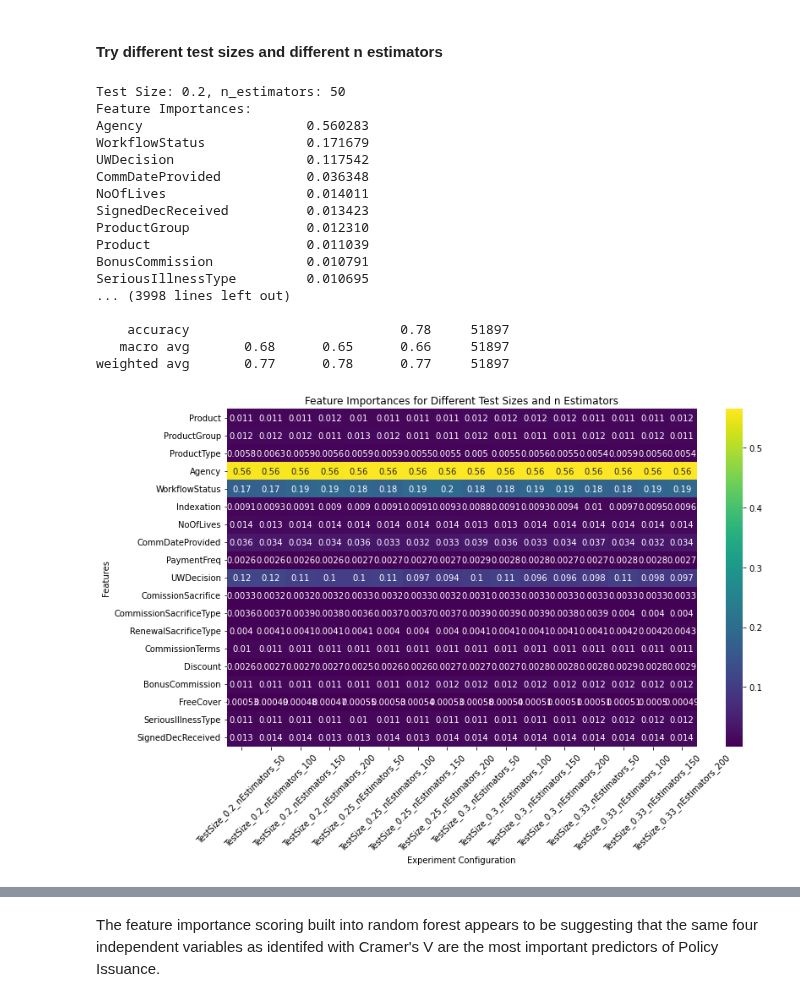
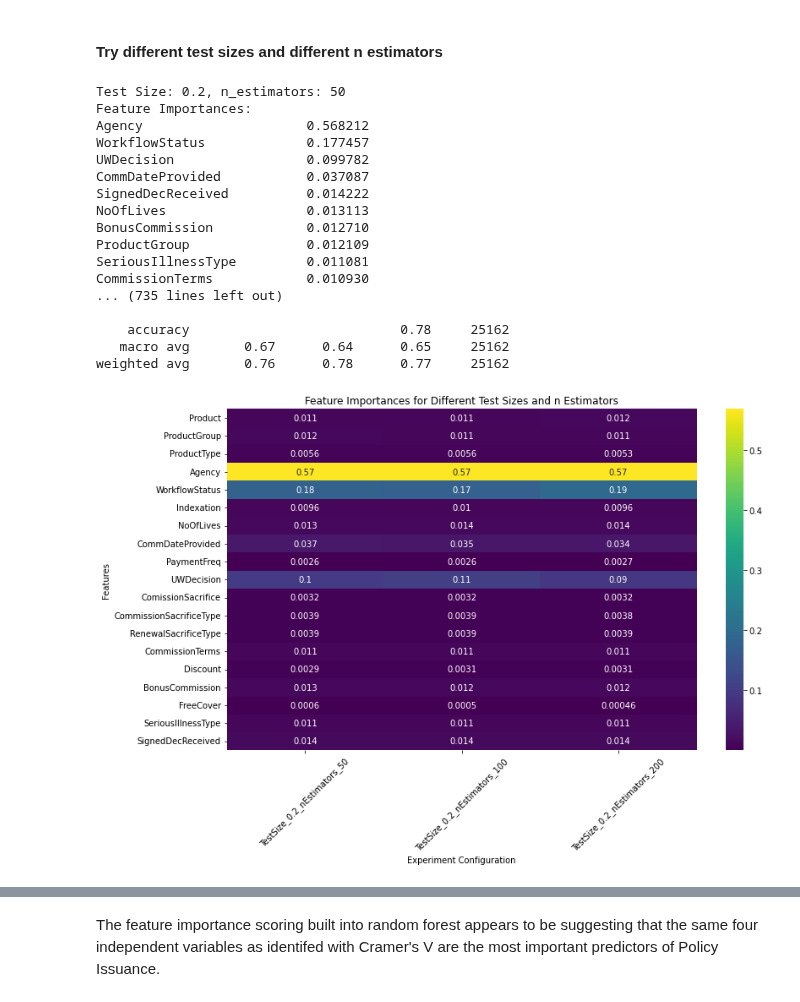
Before and after one commit to greg-la/MSc-Capstone, a Jupyter notebook: 3. Feature Importance.ipynb, the cells around one changed output, grey strips where cells are left out. Cells and saved outputs as stored; diff of their text form; code cells hidden in the pictures.

Commit message:
Feature Importance visualisation

```diff
--- a/3. Feature Importance.ipynb
+++ b/3. Feature Importance.ipynb
@@ -69,5 +69,15 @@ print(outlier_table)
                           Column  Outlier Count
 0  CommissionSacrificePercentage              0
 1      BonusCommissionPercentage              0
+# %%
+X = df.drop('PolicyIssued', axis=1)  # Features
+y = df['PolicyIssued']  # Target variable
+
+# Split the data into a training set and a test set
+X_train, X_test, y_train, y_test = train_test_split(X, y, test_size=0.2, random_state=42, stratify=y)
+
+# Create new DataFrames for training and testing data
+df = pd.concat([X_train, y_train], axis=1)
+df_test = pd.concat([X_test, y_test], axis=1)
 # %% [markdown]
 # Feature Importance Techniques
@@ -76,16 +84,16 @@ print(outlier_table)
+# %%
+# Define features and target variable
+features = ['Product', 'ProductGroup', 'ProductType', 'Agency', 'WorkflowStatus', 'Indexation', 'NoOfLives',
+            'CommDateProvided', 'PaymentFreq', 'UWDecision', 'ComissionSacrifice', 'CommissionSacrificeType',
+            'RenewalSacrificeType', 'CommissionTerms', 'Discount', 'BonusCommission', 'FreeCover',
+            'SeriousIllnessType', 'SignedDecReceived']
+target = 'PolicyIssued'
+
+# Split the data into training and testing sets
+X_train, X_test, y_train, y_test = train_test_split(df[features], df[target], test_size=0.2, random_state=42, stratify=df[target])
 # %% [markdown]
 ### Random Forest Feature Importance Scoring
 # %%
-# Define features and target variable
-features = ['Product', 'ProductGroup', 'ProductType', 'Agency', 'WorkflowStatus', 'Indexation', 'NoOfLives',
-            'CommDateProvided', 'PaymentFreq', 'UWDecision', 'ComissionSacrifice', 'CommissionSacrificeType',
-            'RenewalSacrificeType', 'CommissionTerms', 'Discount', 'BonusCommission', 'FreeCover',
-            'SeriousIllnessType', 'SignedDecReceived']
-target = 'PolicyIssued'
-
-# Split the data into training and testing sets
-X_train, X_test, y_train, y_test = train_test_split(df[features], df[target], test_size=0.2, random_state=42)
-
 # Train a Random Forest classifier
 rf_classifier = RandomForestClassifier(n_estimators=100, random_state=42)
 rf_classifier.fit(X_train, y_train)
@@ -205,15 +213,15 @@ plt.show()
 #### Try different test sizes and different n estimators
 # %%
 # Define different test sizes and n estimator values to test
-test_sizes = [0.2, 0.25, 0.3, 0.33]
-n_estimators_values = [50, 100, 150, 200]
-n_values = [1,2,3,4,5,6,7,8,9,10,11,12,13,14,15,16,17,18,19]
+test_sizes = [0.2]
+n_estimators_values = [50, 100, 200]
+n_values = list(range(1, 20))
 
 # Iterate through each test size and n estimator value
 for test_size in test_sizes:
     for n_estimators_value in n_estimators_values:
         # Split the data into training and testing sets with the current test size
-        X_train, X_test, y_train, y_test = train_test_split(df[features], df[target], test_size=test_size, random_state=42)
+        X_train, X_test, y_train, y_test = train_test_split(df[features], df[target], test_size=test_size, random_state=42, stratify=df[target])
 
         # Train a Random Forest classifier with the current n estimator value
         rf_classifier = RandomForestClassifier(n_estimators=n_estimators_value, random_state=42)
@@ -250,52 +258,52 @@ for test_size in test_sizes:
 # %% [output]
 Test Size: 0.2, n_estimators: 50
 Feature Importances:
-Agency                     0.560283
-WorkflowStatus             0.171679
-UWDecision                 0.117542
-CommDateProvided           0.036348
-NoOfLives                  0.014011
-SignedDecReceived          0.013423
-ProductGroup               0.012310
-Product                    0.011039
-BonusCommission            0.010791
-SeriousIllnessType         0.010695
-... (3998 lines left out)
+Agency                     0.568212
+WorkflowStatus             0.177457
+UWDecision                 0.099782
+CommDateProvided           0.037087
+SignedDecReceived          0.014222
+NoOfLives                  0.013113
+BonusCommission            0.012710
+ProductGroup               0.012109
+SeriousIllnessType         0.011081
+CommissionTerms            0.010930
+... (735 lines left out)
 
-    accuracy                           0.78     51897
-   macro avg       0.68      0.65      0.66     51897
-weighted avg       0.77      0.78      0.77     51897
+    accuracy                           0.78     25162
+   macro avg       0.67      0.64      0.65     25162
+weighted avg       0.76      0.78      0.77     25162
 # %%
 # Create an empty DataFrame to store feature importances
 feature_importance_df = pd.DataFrame(index=features)
 
 # Iterate through each test size and n estimator value
 for test_size in test_sizes:
     for n_estimators_value in n_estimators_values:
         # Split the data into training and testing sets with the current test size
-        X_train, X_test, y_train, y_test = train_test_split(df[features], df[target], test_size=test_size, random_state=42)
+        X_train, X_test, y_train, y_test = train_test_split(df[features], df[target], test_size=test_size, random_state=42, stratify=df[target])
 
         # Train a Random Forest classifier with the current n estimator value
         rf_classifier = RandomForestClassifier(n_estimators=n_estimators_value, random_state=42)
         rf_classifier.fit(X_train, y_train)
 
         # Get feature importances
         feature_importances = pd.Series(rf_classifier.feature_importances_, index=features).sort_values(ascending=False)
 
         # Store feature importances in the DataFrame
         feature_importance_df[f"TestSize_{test_size}_nEstimators_{n_estimators_value}"] = feature_importances
 
 # Create a heatmap to visualise feature importances
 plt.figure(figsize=(12, 8))
 sns.heatmap(feature_importance_df, cmap='viridis', annot=True)
 plt.title("Feature Importances for Different Test Sizes and n Estimators")
 plt.xlabel("Experiment Configuration")
 plt.ylabel("Features")
 plt.xticks(rotation=45)
 plt.tight_layout()
 plt.show()
 # %% [output]
-[figure, old version]
+[figure, new version]
 # %%
 # Create empty lists to store results
 results = []
```
Also changed, not shown: parts of 60 cells of this notebook, 3 other files.
